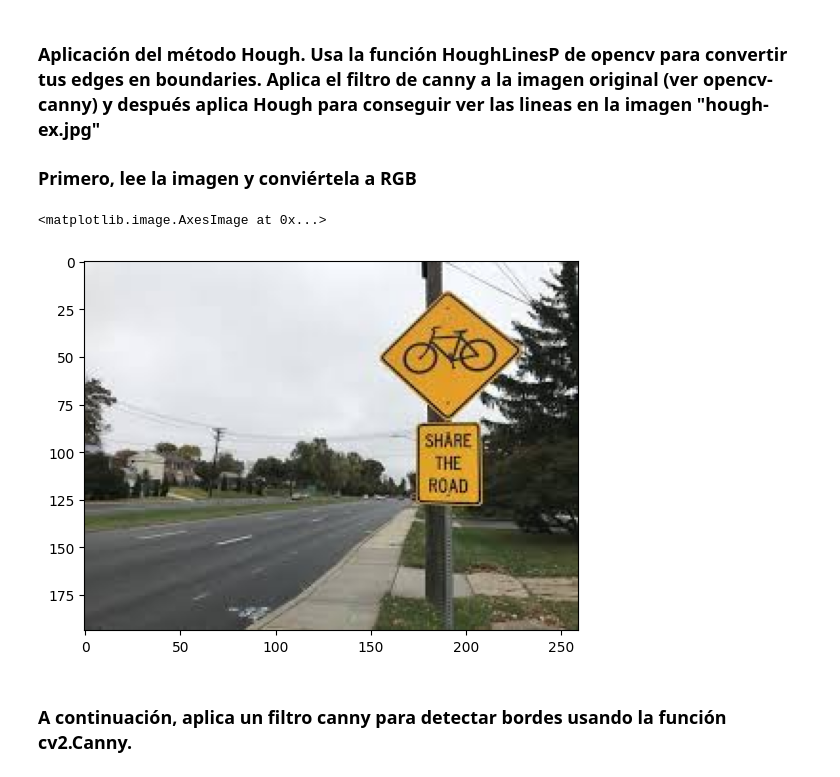
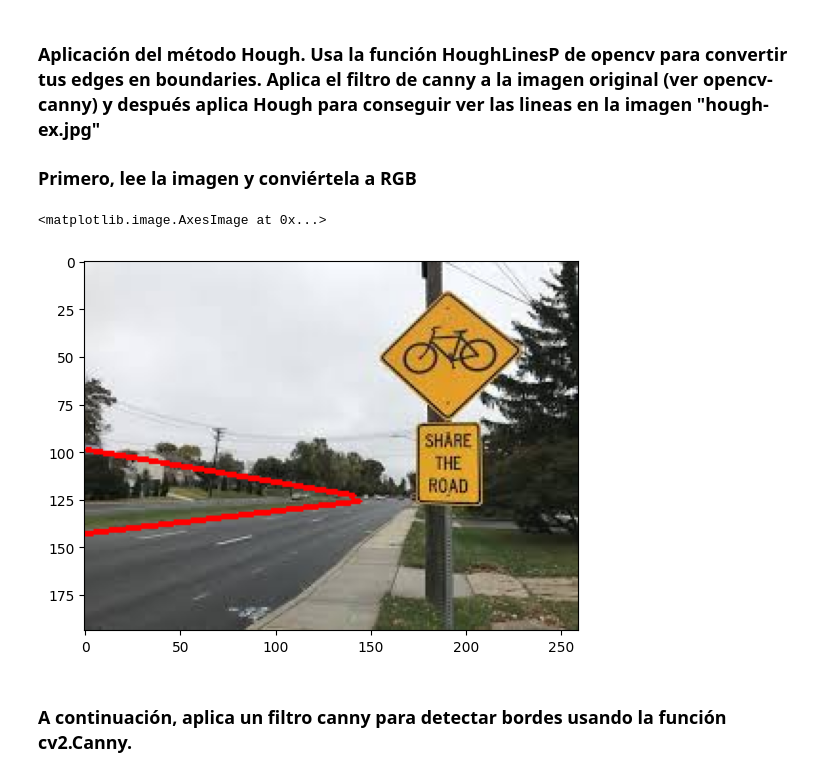
Before and after one commit to Javirios03/Vision_Ordenador, a Jupyter notebook: 3 - Procesado de Imagen (II)/practica3-to do.ipynb, the cells around one changed output. Drawn from its saved outputs; the diff is of its cells as text; code cells hidden in the pictures.

Commit message:
hough

```diff
--- a/3 - Procesado de Imagen (II)/practica3-to do.ipynb
+++ b/3 - Procesado de Imagen (II)/practica3-to do.ipynb
@@ -149,12 +149,28 @@ import cv2
 # %%
 # Read image
 img = cv2.imread('images/hough-ex.jpg')
 img = cv2.cvtColor(img, cv2.COLOR_BGR2RGB)
 
 plt.imshow(img)
+
+# Convert to gray scale
+gray = cv2.cvtColor(img, cv2.COLOR_BGR2GRAY)
+
+# Apply Canny filter
+edges = cv2.Canny(gray, 50, 150, apertureSize=3)
+
+# Apply Hough transform
+lines = cv2.HoughLinesP(edges, 1, np.pi/180, 100, minLineLength=100, maxLineGap=10)
+
+# Draw lines
+for line in lines:
+    x1, y1, x2, y2 = line[0]
+    cv2.line(img, (x1,y1), (x2,y2), (255,0,0), 2)
+
+plt.imshow(img)
 # %% [output]
 <matplotlib.image.AxesImage at 0x...>
-[figure, old version]
+[figure, new version]
 # %% [markdown]
 ### A continuación, aplica un filtro canny para detectar bordes usando la función cv2.Canny.
 # %%
```
Also changed, not shown: parts of 2 cells of this notebook.
